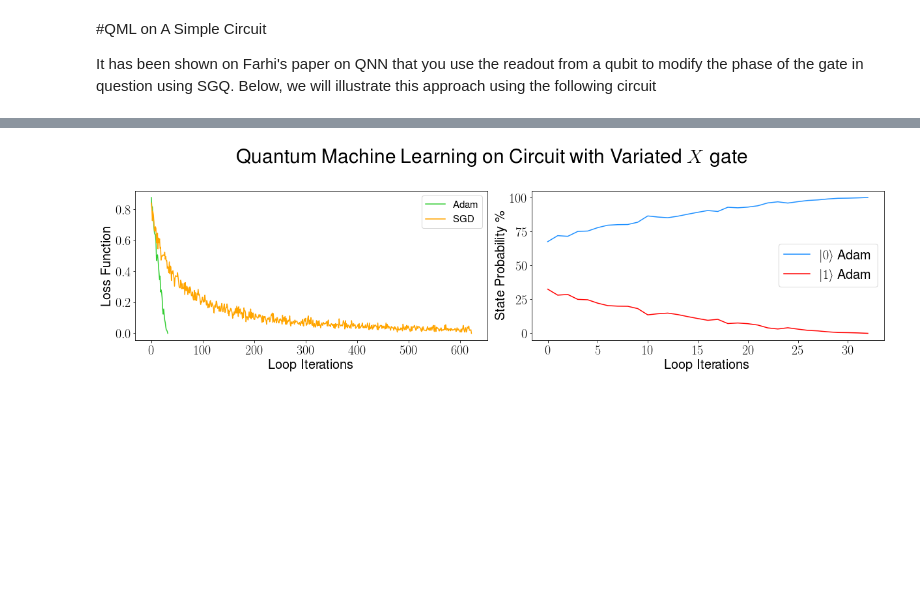
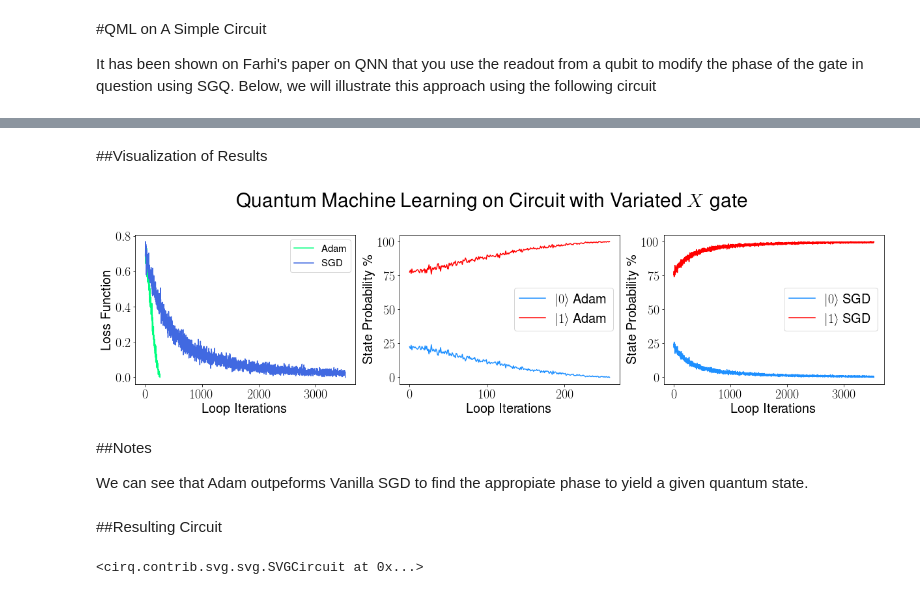
Before and after one commit to enriqueasegura/Quantum-X, a Jupyter notebook: QMLHEP_Task.ipynb, the cells around one changed output, grey strips where cells are left out. Drawn from its saved outputs; the diff is of its cells as text; code cells hidden in the pictures; blank space fills up the shorter version.

```diff
--- a/QMLHEP_Task.ipynb
+++ b/QMLHEP_Task.ipynb
@@ -364,5 +366,5 @@ It has been shown on Farhi's paper on QNN that you use the readout from a qubit
 # %%
-def probe_circuit_hadamard(xparam):
+def probe_circuit(xparam):
   """
   this circuit takes the given xparameter
   and builds a circuit with a X rotation to
@@ -413,7 +417,7 @@ def qml_sgd(random_t_parameter, adam_toggle):
   beta_1 = 0.9
   beta_2 = 0.999
   smoothing_epsilon = 1e-8
-  learning_rate = 0.01
+  learning_rate = 0.001
 
   while status == 'not done':
     count += 1
@@ -422,7 +426,7 @@ def qml_sgd(random_t_parameter, adam_toggle):
     #print('current weight:', random_t_parameter)
 
     weight_arr.append(random_t_parameter)
-    dummy_circuit = probe_circuit_hadamard(random_t_parameter)
+    dummy_circuit = probe_circuit(random_t_parameter)
 
     results = simulator.run(dummy_circuit, repetitions=1000)
 
@@ -454,7 +458,7 @@ def qml_sgd(random_t_parameter, adam_toggle):
       status = 'done'
       break
 
-    elif np.abs(current_loss_value) < 1e-6:
+    elif np.abs(current_loss_value) < 1e-9:
       status = 'done'
       print('Done! Final Weight: ',weight_arr[-1])
       cirq.plot_state_histogram(results)
@@ -481,6 +485,6 @@ def qml_sgd(random_t_parameter, adam_toggle):
       #adjust the weights to find optimal parameters
       random_t_parameter= random_t_parameter -  learning_rate* biased_gradient_moment / (np.sqrt(biased_momentum_moment) + smoothing_epsilon)
     else:
-      random_t_parameter -= learning_rate*current_loss_value/current_grad_square
+      random_t_parameter -= learning_rate*current_loss_value*current_gradient_value/current_grad_square
 
   return(weight_arr, loss_arr, grad_arr, weight_arr[-1], label_arr, zero_state_arr, one_state_arr)
@@ -487,5 +495,4 @@ def qml_sgd(random_t_parameter, adam_toggle):
 # %%
-xparam = np.random.uniform(0,np.pi)
+xparam = np.random.uniform(0,2*np.pi)
 print('parameter: ', xparam)
-test = qml_sgd(xparam, 'on')
 # %% [output]
@@ -531,30 +544,55 @@ Done! Final Weight:  0.050497868304662206
+# %% [markdown]
+##Visualization of Results
 # %%
 plot_ml = plt.figure(figsize=(17,5))
-plt.subplot(121)
+plt.subplot(131)
 plt.tick_params(labelsize=20)
-plt.plot(test[1], color='limegreen', linestyle='-', label='Adam')
-plt.plot(test_off[1], label='SGD', color='orange')
+plt.plot(test[1], color='springgreen', linestyle='-', label='Adam')
+plt.plot(test_off[1], label='SGD', color='royalblue')
 plt.ylabel('Loss Function', fontsize=20)
 plt.xlabel('Loop Iterations', fontsize=20)
 
 plt.legend(fontsize=15, loc='best')
 
-plt.subplot(122)
+plt.subplot(132)
 
 plt.plot(test[5], label = r'$|0 \rangle$ Adam', linestyle='-',color='dodgerblue')
 plt.plot( test[6], label = r'$|1 \rangle$ Adam', linestyle='-', color='red')
 
 plt.legend(loc='best', fontsize=20)
 plt.tick_params(labelsize=20)
 
 plt.xlabel('Loop Iterations', fontsize=20)
 plt.ylabel('State Probability \%', fontsize=20)
 
+plt.subplot(133)
+
+plt.plot(test_off[5], label = r'$|0 \rangle$ SGD', linestyle='-',color='dodgerblue')
+plt.plot( test_off[6], label = r'$|1 \rangle$ SGD', linestyle='-', color='red')
+
+plt.legend(loc='best', fontsize=20)
+plt.tick_params(labelsize=20)
+
+plt.xlabel('Loop Iterations', fontsize=20)
+plt.ylabel('State Probability \%', fontsize=20)
+
+
 plt.suptitle(r'Quantum Machine Learning on Circuit with Variated $X$ gate', fontsize=30)
 plt.tick_params(labelsize=20)
 
 plt.tight_layout()
 
 plt.subplots_adjust(top=.8)
 # %% [output]
-[figure, old version]
+[figure, new version]
+# %% [markdown]
+##Notes
+
+We can see that Adam outpeforms Vanilla SGD to find the appropiate phase to yield a given quantum state.
+# %% [markdown]
+##Resulting Circuit
+# %%
+optimized_c = probe_circuit(test_off[3])
+SVGCircuit(optimized_c)
+# %% [output]
+<cirq.contrib.svg.svg.SVGCircuit at 0x...>
```
Also changed, not shown: parts of 10 cells of this notebook.
